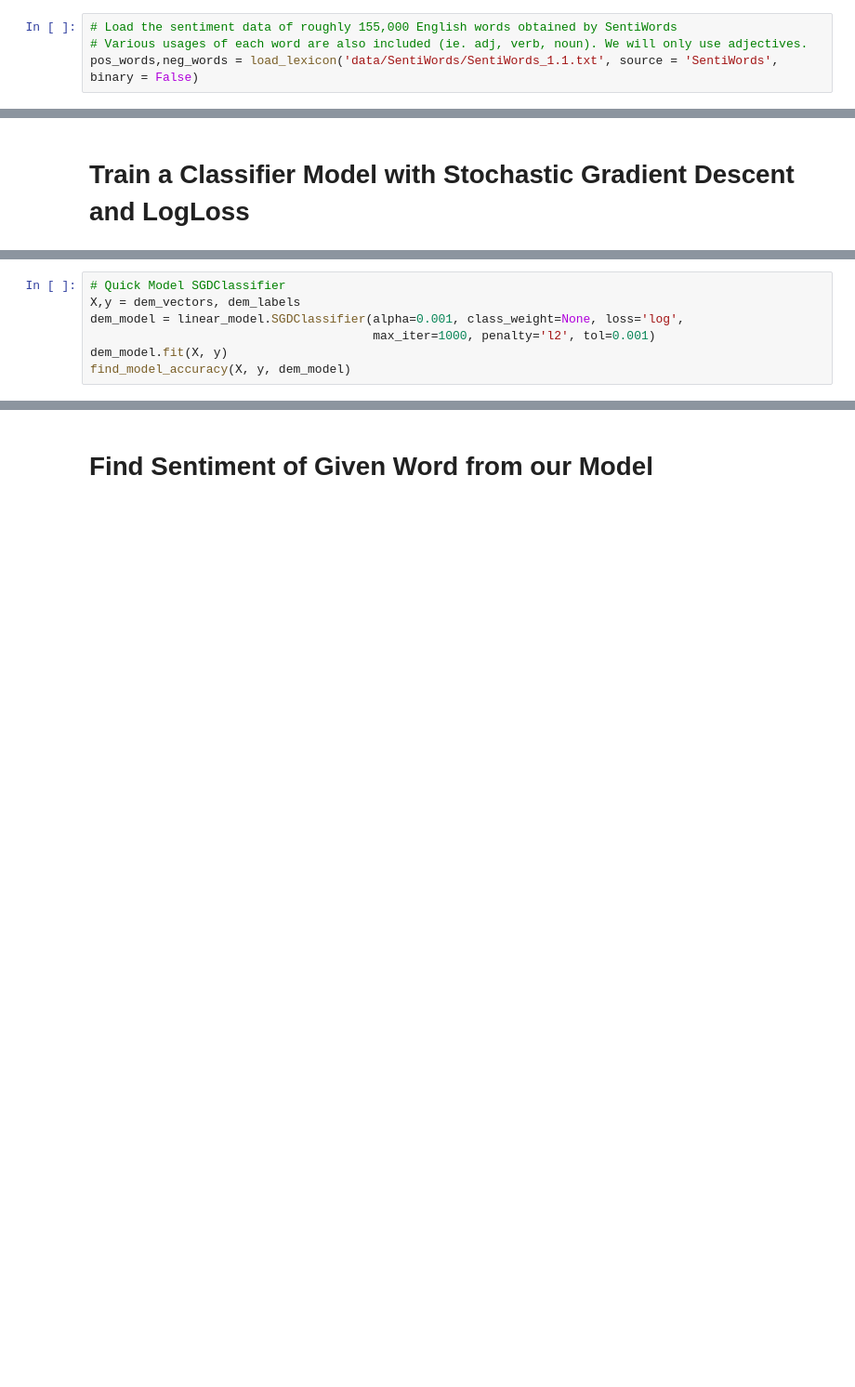
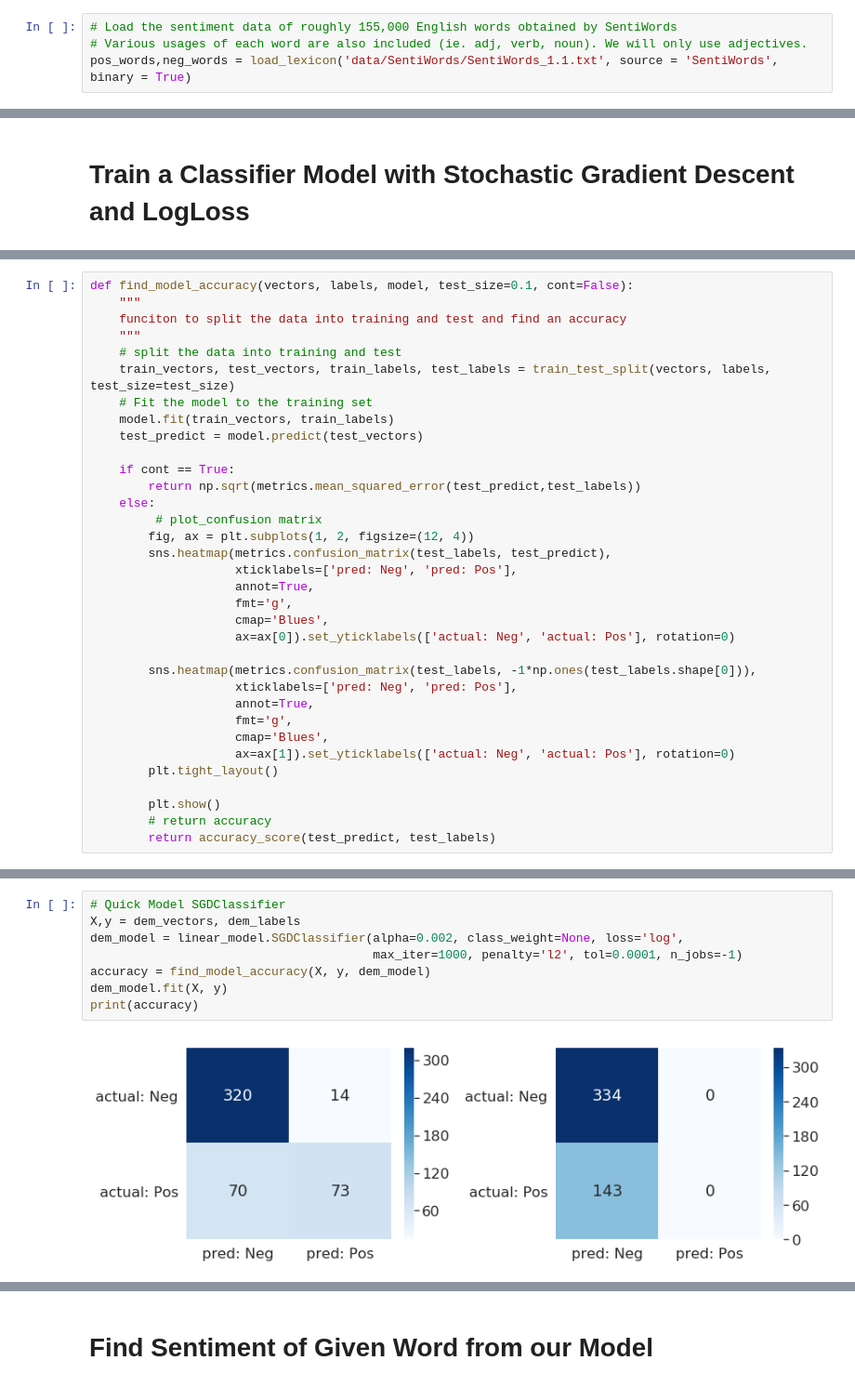
Before and after one commit to Alpha-1787/W266-Final-Project, a Jupyter notebook: Adam-FinalProject.ipynb, the cells around one changed output, grey strips where cells are left out. Shown: that part at 93% size. Drawn from its saved outputs; the diff is of its cells as text; blank space fills up the shorter version.

```diff
--- a/Adam-FinalProject.ipynb
+++ b/Adam-FinalProject.ipynb
@@ -305,7 +529,7 @@ pos_words,neg_words = load_lexicon('data/Stanford/adjectives2000.tsv', source =
 # %%
 # Load the sentiment data of roughly 155,000 English words obtained by SentiWords
 # Various usages of each word are also included (ie. adj, verb, noun). We will only use adjectives.
-pos_words,neg_words = load_lexicon('data/SentiWords/SentiWords_1.1.txt', source = 'SentiWords', binary = False)
+pos_words,neg_words = load_lexicon('data/SentiWords/SentiWords_1.1.txt', source = 'SentiWords', binary = True)
 # %% [markdown]
 # Tie Sentiment Lexicon to Word Embedding
 # %%
@@ -368 +583,35 @@ def find_model_accuracy(vectors, labels, model, test_size=0.1):
+# %%
+def find_model_accuracy(vectors, labels, model, test_size=0.1, cont=False):
+    """
+    funciton to split the data into training and test and find an accuracy
+    """
+    # split the data into training and test
+    train_vectors, test_vectors, train_labels, test_labels = train_test_split(vectors, labels, test_size=test_size)
+    # Fit the model to the training set
+    model.fit(train_vectors, train_labels)
+    test_predict = model.predict(test_vectors)
+
+    if cont == True:
+        return np.sqrt(metrics.mean_squared_error(test_predict,test_labels))
+    else:
+         # plot_confusion matrix
+        fig, ax = plt.subplots(1, 2, figsize=(12, 4))
+        sns.heatmap(metrics.confusion_matrix(test_labels, test_predict),
+                    xticklabels=['pred: Neg', 'pred: Pos'],
+                    annot=True,
+                    fmt='g',
+                    cmap='Blues',
+                    ax=ax[0]).set_yticklabels(['actual: Neg', 'actual: Pos'], rotation=0)
+
+        sns.heatmap(metrics.confusion_matrix(test_labels, -1*np.ones(test_labels.shape[0])),
+                    xticklabels=['pred: Neg', 'pred: Pos'],
+                    annot=True,
+                    fmt='g',
+                    cmap='Blues',
+                    ax=ax[1]).set_yticklabels(['actual: Neg', 'actual: Pos'], rotation=0)
+        plt.tight_layout()
+
+        plt.show()
+        # return accuracy
+        return accuracy_score(test_predict, test_labels)
 # %% [markdown]
@@ -397,8 +646,10 @@ SGDClassifier(alpha=0.001, average=False, class_weight=None, epsilon=0.1,
 # %%
 # Quick Model SGDClassifier
 X,y = dem_vectors, dem_labels
-dem_model = linear_model.SGDClassifier(alpha=0.001, class_weight=None, loss='log',
-                                       max_iter=1000, penalty='l2', tol=0.001)
+dem_model = linear_model.SGDClassifier(alpha=0.002, class_weight=None, loss='log',
+                                       max_iter=1000, penalty='l2', tol=0.0001, n_jobs=-1)
+accuracy = find_model_accuracy(X, y, dem_model)
 dem_model.fit(X, y)
-find_model_accuracy(X, y, dem_model)
+print(accuracy)
 # %% [output]
+[figure, added]
```
Also changed, not shown: parts of 70 cells of this notebook.
